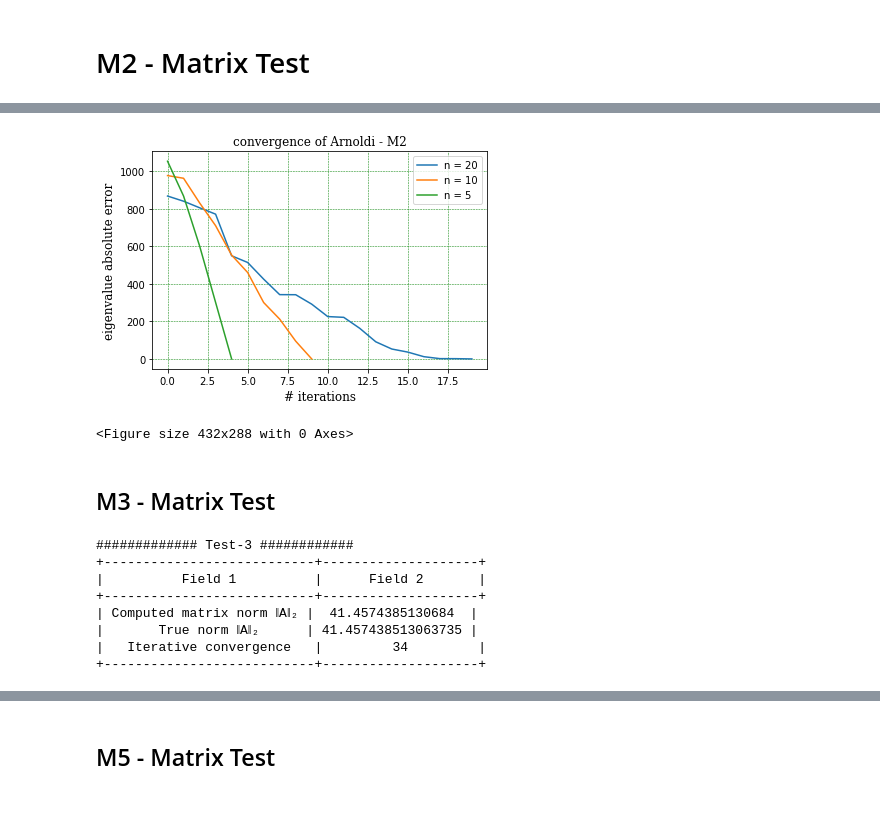
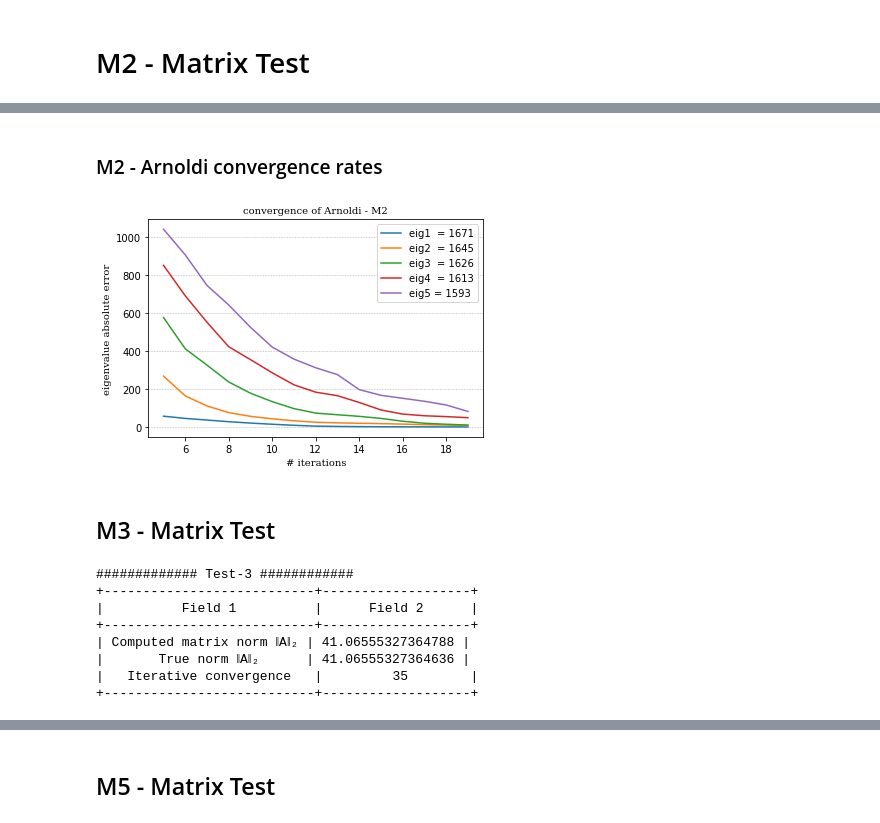
Before and after one commit to joetelila/CM-2Norm_matrix_problem, a Jupyter notebook: Arnoldi/arnoldi_test.ipynb, the cells around one changed output, grey strips where cells are left out. Drawn from its saved outputs; the diff is of its cells as text; code cells hidden in the pictures.

```diff
--- a/Arnoldi/arnoldi_test.ipynb
+++ b/Arnoldi/arnoldi_test.ipynb
@@ -77,9 +76,9 @@ np.sqrt(np.linalg.norm(prod, ord=2))
 # exact eigenvalues x
 x,w =eig(prod)
 
-# Exctracting the top 5 eigenvalue(Ritz values  λ) while changing the number of itration i.e n = 5,10,15,20,25,30,35,40
+# Exctracting the top 5 eigenvalue(Ritz values  λ) while changing the number of itration i.e n = 5 to 50
 ritz_values_perItration = []
-for i in range(5,45,5):
+for i in range(5,50):
     H_i = arnoldi_iteration(prod, x0_m1, i)
     ritz_values = QR_algorithm(H_i)
     ritz_values_perItration.append(ritz_values[:5])
@@ -87,7 +86,7 @@ for i in range(5,45,5):
 # Arranging Ritz values by picking Ritz values  form each itration
 eigs = []
 for i in range (5):
-    for j in range(8):
+    for j in range(45):
         eigs.append(ritz_values_perItration[j][i])
 
 
@@ -155,3 +154,5 @@ np.sqrt(np.linalg.norm(prod, ord=2))
+# %% [markdown]
+###  M2 - Arnoldi convergence rates
 # %%
 # Ritz values  λ , exact eigenvalues x
 
@@ -160,49 +161,50 @@ x,w =eig(prod)
 
 # Exctracting the top 5 eigenvalue(Ritz values  λ) while changing the number of itration i.e n = 5,10,15,20,25,30,35,40
 ritz_values_perItration = []
-for i in range(5,45,5):
-    H_i = arnoldi_iteration(prod, x0_m1, i)
+for i in range(5,20):
+    H_i = arnoldi_iteration(prod, x0_m2, i)
     ritz_values = QR_algorithm(H_i)
     ritz_values_perItration.append(ritz_values[:5])
 
 # Arranging Ritz values by picking Ritz values  form each itration
 eigs = []
 for i in range (5):
-    for j in range(8):
+    for j in range(15):
         eigs.append(ritz_values_perItration[j][i])
 
 
 eigs = np.array_split(np.array(eigs),5)
 
 # convergence rates (as absolute errors |x−λ|) as a function of the number of iterations
-error_eigs = []
+error_eigs_m2 = []
 for i in range(5):
-    error_eigs.append(abs(x[i] - eigs[i]))
+    error_eigs_m2.append(abs(x[i] - eigs[i]))
 # %%
 import matplotlib.pyplot as plt
 import numpy as np
+from plotly.subplots import make_subplots
+import plotly.graph_objects as go
 font1 = {'family':'serif','color':'black','size':10}
 
-x = list(range(5,45,5))
-y,y2,y3,y4,y5 =  [error_eigs[i] for i in range(5)]
+x = list(range(5,20))
+y,y2,y3,y4,y5 =  [error_eigs_m2[i] for i in range(5)]
 
 
-plt.plot(xpoints, y,label = "eigenvalue1  = 10000")
-plt.plot(xpoints, y2,label = "eigenvalue2  = 9203")
-plt.plot(xpoints, y3,label = "eigenvalue3  = 8470")
-plt.plot(xpoints, y4,label = "eigenvalue4  = 7796")
-plt.plot(xpoints, y5,label = "eigenvalue5 = 7175")
-plt.yscale('log')
+plt.plot(x, y,label  = "eig1  = 1671")
+plt.plot(x, y2,label = "eig2  = 1645")
+plt.plot(x, y3,label = "eig3  = 1626")
+plt.plot(x, y4,label = "eig4  = 1613")
+plt.plot(x, y5,label = "eig5 = 1593")
+#plt.yscale('log')
 plt.legend()
-plt.title("convergence of Arnoldi - M1", fontdict = font1,loc = 'center')
+plt.title("convergence of Arnoldi - M2", fontdict = font1,loc = 'center')
 plt.xlabel("# iterations", fontdict = font1)
 plt.ylabel("eigenvalue absolute error", fontdict = font1)
 plt.grid(True, 'major', 'y', ls='--', lw=.5, c='k', alpha=.3)
+plt.savefig('M2.png')
 plt.show()
-plt.savefig('M1.png')
 # %% [output]
-[figure, old version]
+[figure, new version]
-<Figure size 432x288 with 0 Axes>
 # %% [markdown]
 ## M3 - Matrix Test
 # %%
@@ -215,17 +217,17 @@ arnoldi_norm_m3 = arnoldi_norm(prod,x0_m3,100)
 # Run the algorithm.
 matrix_norm_m3,Iterative_convergence_m3 , λ_m3 = arnoldi_norm_m3.arnoldi_norm()
 
-true_norm = np.sqrt(np.linalg.norm(prod, ord=2))
+true_norm = np.linalg.norm(M3, ord=2)
 table(matrix_norm_m3,true_norm,Iterative_convergence_m3)
 # %% [output]
 ############# Test-3 ############
-+---------------------------+--------------------+
-|          Field 1          |      Field 2       |
-+---------------------------+--------------------+
-| Computed matrix norm ‖A‖₂ |  41.4574385130684  |
-|       True norm ‖A‖₂      | 41.457438513063735 |
-|   Iterative convergence   |         34         |
-+---------------------------+--------------------+
++---------------------------+-------------------+
+|          Field 1          |      Field 2      |
++---------------------------+-------------------+
+| Computed matrix norm ‖A‖₂ | 41.06555327364788 |
+|       True norm ‖A‖₂      | 41.06555327364636 |
+|   Iterative convergence   |         35        |
++---------------------------+-------------------+
 # %%
 %%timeit -r 10
 # Measuring running time
```
Also changed, not shown: parts of 38 cells of this notebook.
